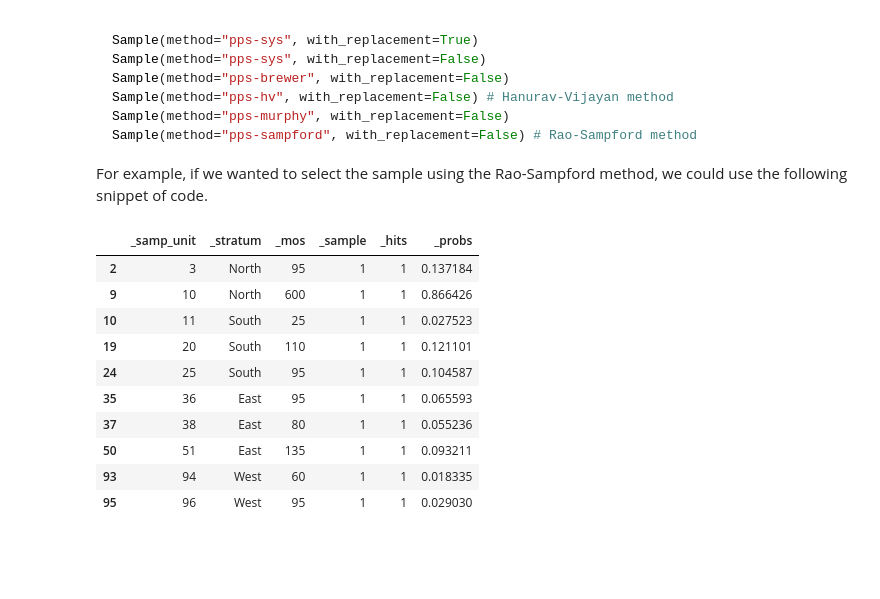
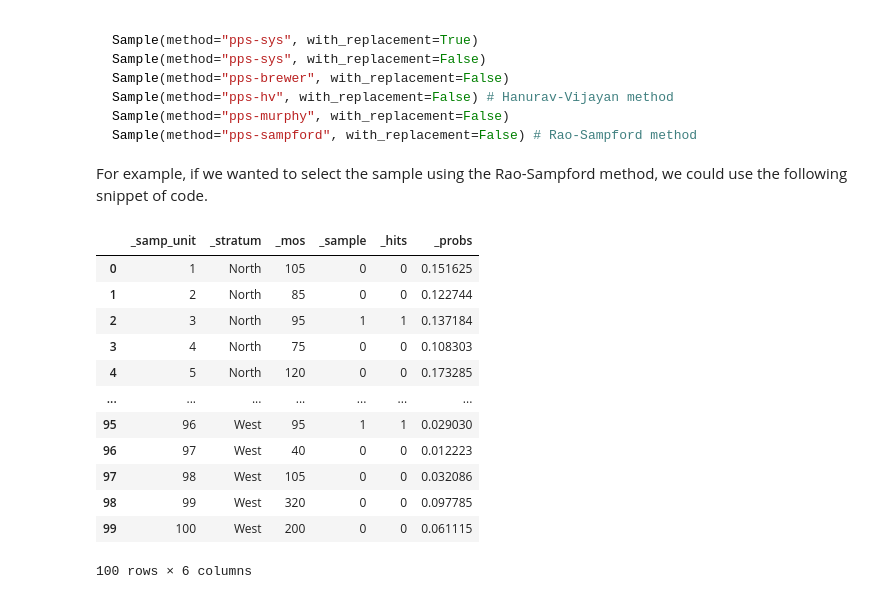
Before and after one commit to samplics-org/samplics, a Jupyter notebook: docs/source/tutorial/psu_selection.ipynb, the cells around one changed output. Drawn from its saved outputs; the diff is of its cells as text; code cells hidden in the pictures; blank space fills up the shorter version.

Commit message:
Adding two samples paired testing

```diff
--- a/docs/source/tutorial/psu_selection.ipynb
+++ b/docs/source/tutorial/psu_selection.ipynb
@@ -201,26 +200,29 @@ For example, if we wanted to select the sample using the Rao-Sampford method, we
 # %%
 np.random.seed(23)
 
 stage1_sampford = SampleSelection(method="pps-rs", stratification=True, with_replacement=False)
 
 psu_sample_sampford = stage1_sampford.select(
     psu_frame["cluster"],
     psu_sample_size,
     psu_frame["region"],
     psu_frame["number_households_census"],
-    sample_only=True
+    to_dataframe=True,
+    sample_only=False
     )
 
-psu_sample_sampford.head(15)
+psu_sample_sampford
 # %% [output]
 |  | _samp_unit | _stratum | _mos | _sample | _hits | _probs |
+| 0 | 1 | North | 105 | 0 | 0 | 0.151625 |
+| 1 | 2 | North | 85 | 0 | 0 | 0.122744 |
 | 2 | 3 | North | 95 | 1 | 1 | 0.137184 |
-| 9 | 10 | North | 600 | 1 | 1 | 0.866426 |
-| 10 | 11 | South | 25 | 1 | 1 | 0.027523 |
-| 19 | 20 | South | 110 | 1 | 1 | 0.121101 |
-| 24 | 25 | South | 95 | 1 | 1 | 0.104587 |
-| 35 | 36 | East | 95 | 1 | 1 | 0.065593 |
-| 37 | 38 | East | 80 | 1 | 1 | 0.055236 |
-| 50 | 51 | East | 135 | 1 | 1 | 0.093211 |
-| 93 | 94 | West | 60 | 1 | 1 | 0.018335 |
+| 3 | 4 | North | 75 | 0 | 0 | 0.108303 |
+| 4 | 5 | North | 120 | 0 | 0 | 0.173285 |
+| ... | ... | ... | ... | ... | ... | ... |
 | 95 | 96 | West | 95 | 1 | 1 | 0.029030 |
+| 96 | 97 | West | 40 | 0 | 0 | 0.012223 |
+| 97 | 98 | West | 105 | 0 | 0 | 0.032086 |
+| 98 | 99 | West | 320 | 0 | 0 | 0.097785 |
+| 99 | 100 | West | 200 | 0 | 0 | 0.061115 |
+100 rows × 6 columns
```
Also changed, not shown: parts of 3 cells of this notebook, 17 other files.
